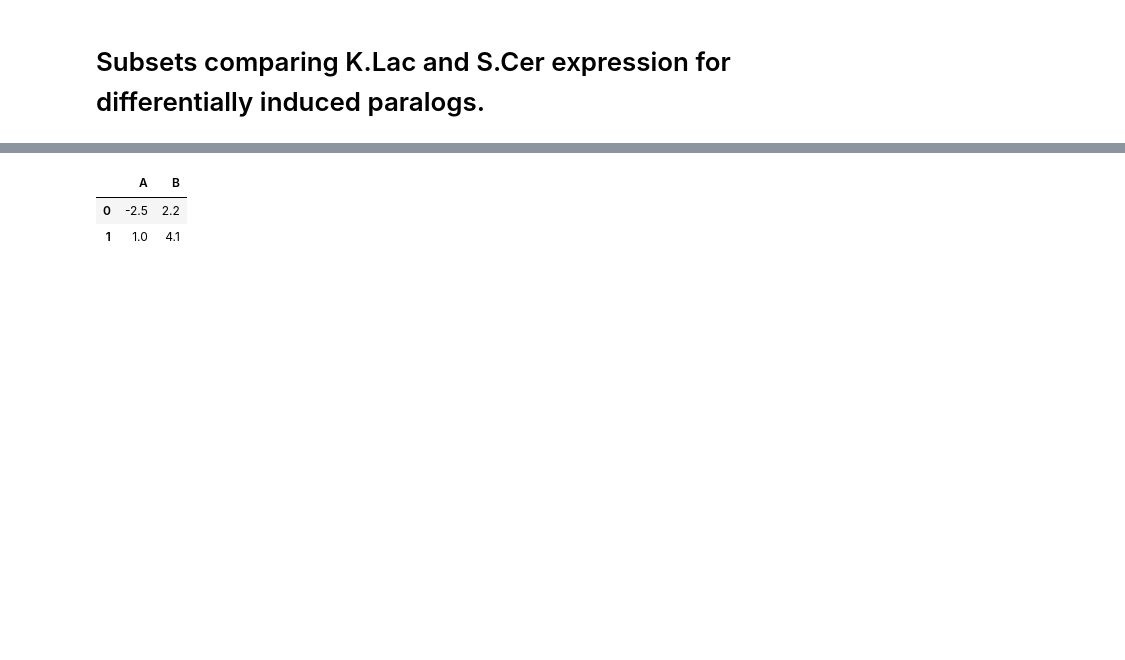
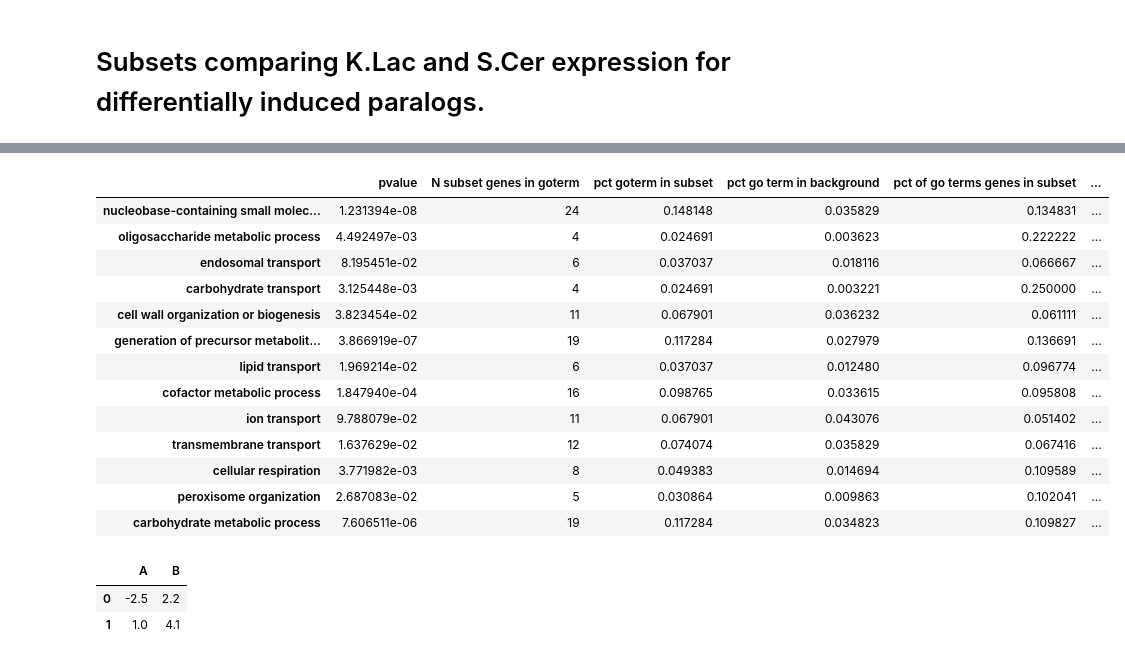
Before and after one commit to heineike02/yeast_esr_expression_analysis, a Jupyter notebook: scripts/20171016_paralog_analysis.ipynb, the cells around one changed output, grey strips where cells are left out. Cells and saved outputs as stored; diff of their text form; code cells hidden in the pictures; blank space fills up the shorter version.

```diff
--- a/scripts/20171016_paralog_analysis.ipynb
+++ b/scripts/20171016_paralog_analysis.ipynb
@@ -450,0 +956,12 @@ py.iplot(fig, filename='paralog_expression_groups_kl_exp')
+# %%
+#Go term enrichment of these 81 genes.
+
+#Load go slim terms
+#Set up go term list and database:
+GO_aspect = 'P'
+go_slims_aspect, go_term_list = io_library.load_goslim_data(GO_aspect)
+
+#Look at go terms for top SC Sig only genes
+gene_set_list = list(ohnologs_expression_separated.sc_genename_gene1) + list(ohnologs_expression_separated.sc_genename_gene2)
+go_term_df = io_library.go_terms_for_genelist(gene_set_list, go_slims_aspect, go_term_list)
+go_term_df[['genes common name','N genes in goterm','N subset genes in goterm']]
@@ -451,3 +1001,22 @@ py.iplot(fig, filename='paralog_expression_groups_kl_exp')
+# %%
+pval_cutoff = 0.1
+go_term_df[go_term_df['pvalue']<pval_cutoff].loc[:,['pvalue','N subset genes in goterm','pct goterm in subset',
+                   'pct go term in background','pct of go terms genes in subset','genes common name']]
+# %% [output]
+|  | pvalue | N subset genes in goterm | pct goterm in subset | pct go term in background | pct of go terms genes in subset | ... |
+| nucleobase-containing small molec... | 1.231394e-08 | 24 | 0.148148 | 0.035829 | 0.134831 | ... |
+| oligosaccharide metabolic process | 4.492497e-03 | 4 | 0.024691 | 0.003623 | 0.222222 | ... |
+| endosomal transport | 8.195451e-02 | 6 | 0.037037 | 0.018116 | 0.066667 | ... |
+| carbohydrate transport | 3.125448e-03 | 4 | 0.024691 | 0.003221 | 0.250000 | ... |
+| cell wall organization or biogenesis | 3.823454e-02 | 11 | 0.067901 | 0.036232 | 0.061111 | ... |
+| generation of precursor metabolit... | 3.866919e-07 | 19 | 0.117284 | 0.027979 | 0.136691 | ... |
+| lipid transport | 1.969214e-02 | 6 | 0.037037 | 0.012480 | 0.096774 | ... |
+| cofactor metabolic process | 1.847940e-04 | 16 | 0.098765 | 0.033615 | 0.095808 | ... |
+| ion transport | 9.788079e-02 | 11 | 0.067901 | 0.043076 | 0.051402 | ... |
+| transmembrane transport | 1.637629e-02 | 12 | 0.074074 | 0.035829 | 0.067416 | ... |
+| cellular respiration | 3.771982e-03 | 8 | 0.049383 | 0.014694 | 0.109589 | ... |
+| peroxisome organization | 2.687083e-02 | 5 | 0.030864 | 0.009863 | 0.102041 | ... |
+| carbohydrate metabolic process | 7.606511e-06 | 19 | 0.117284 | 0.034823 | 0.109827 | ... |
 # %%
 AB
 # %% [output]
```
Also changed, not shown: parts of 40 cells of this notebook, 6 other files.
